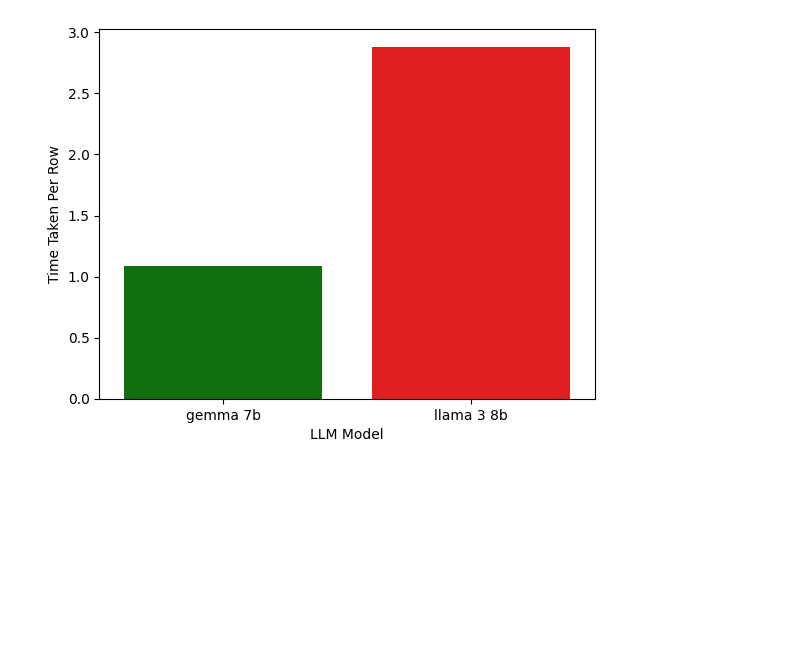
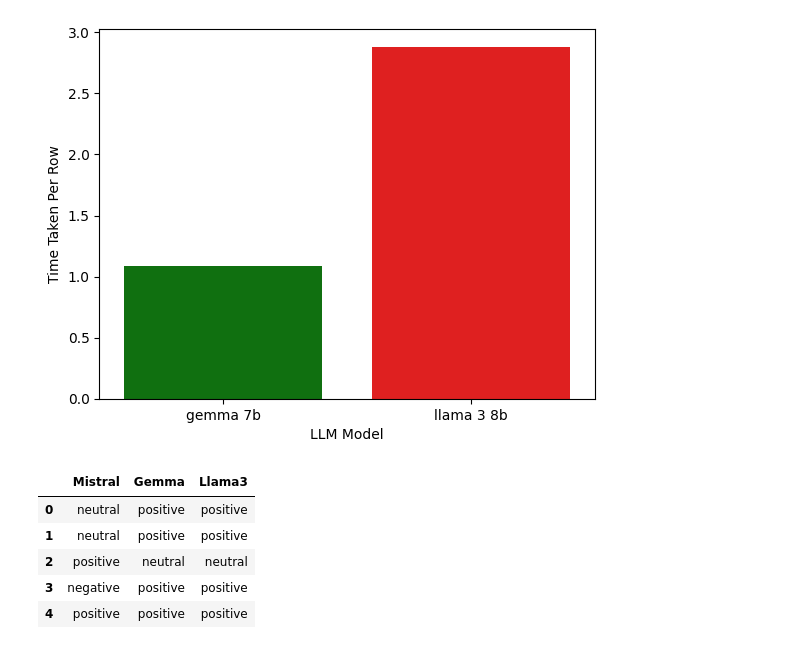
Before and after one commit to data-sci-capstone/copilot, a Jupyter notebook: Evaluation/sentiment-eval-models.ipynb, the cells around one changed output. Drawn from its saved outputs; the diff is of its cells as text; code cells hidden in the pictures; blank space fills up the shorter version.

```diff
--- a/Evaluation/sentiment-eval-models.ipynb
+++ b/Evaluation/sentiment-eval-models.ipynb
@@ -213,3 +213,17 @@ Passing `palette` without assigning `hue` is deprecated and will be removed in v
 
   sns.barplot(
 [figure]
+# %%
+stacked_bar = pd.DataFrame({
+    'Mistral': mistral_sentiment["generated_sentiment"],
+    'Gemma': gemma_sentiment["generated_sentiment"],
+    'Llama3': llama3_sentiment["generated_sentiment"]
+    })
+stacked_bar.head()
+# %% [output]
+|  | Mistral | Gemma | Llama3 |
+| 0 | neutral | positive | positive |
+| 1 | neutral | positive | positive |
+| 2 | positive | neutral | neutral |
+| 3 | negative | positive | positive |
+| 4 | positive | positive | positive |
```
Also changed, not shown: parts of 4 cells of this notebook.
